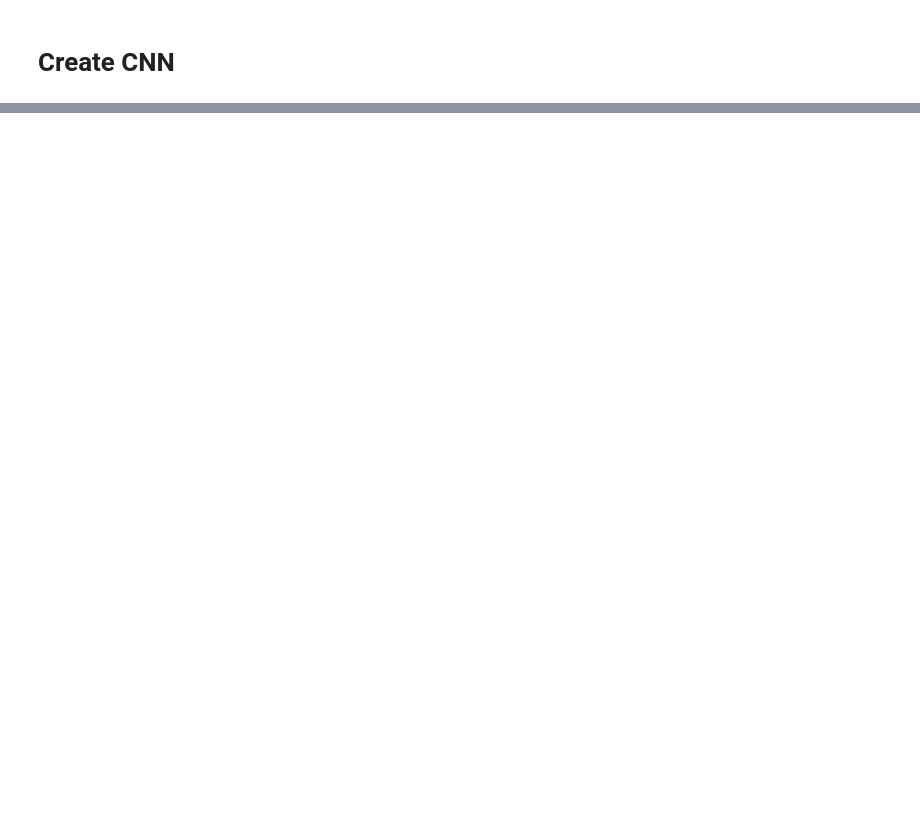
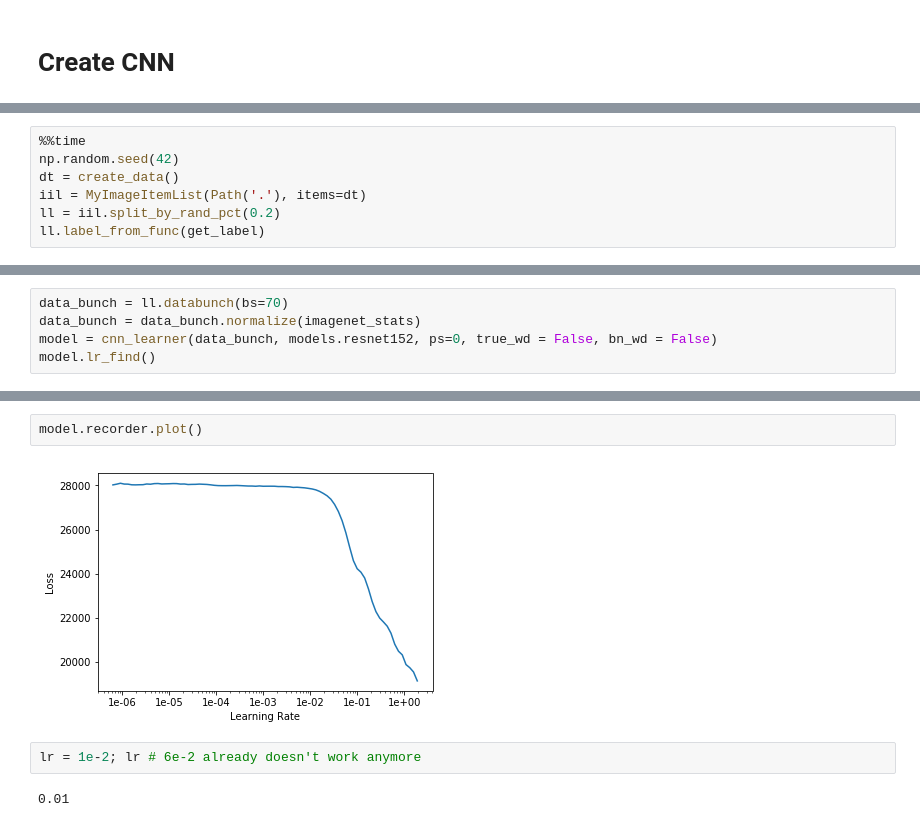
Before and after one commit to marianokamp/play, a Jupyter notebook: cams/counting_rectangles/count_rectangles_comparing_architectures-152.ipynb, the cells around one changed output, grey strips where cells are left out. Cells and saved outputs as stored; diff of their text form; blank space fills up the shorter version.

```diff
--- a/cams/counting_rectangles/count_rectangles_comparing_architectures-152.ipynb
+++ b/cams/counting_rectangles/count_rectangles_comparing_architectures-152.ipynb
@@ -175,0 +201,7 @@ plot_results(losses, "All")
+# %%
+%%time
+np.random.seed(42)
+dt = create_data()
+iil = MyImageItemList(Path('.'), items=dt)
+ll = iil.split_by_rand_pct(0.2)
+ll.label_from_func(get_label)
@@ -175,0 +213,5 @@ plot_results(losses, "All")
+# %%
+data_bunch = ll.databunch(bs=70)
+data_bunch = data_bunch.normalize(imagenet_stats)
+model = cnn_learner(data_bunch, models.resnet152, ps=0, true_wd = False, bn_wd = False)
+model.lr_find()
@@ -175,0 +221,8 @@ plot_results(losses, "All")
+# %%
+model.recorder.plot()
+# %% [output]
+[figure, added]
+# %%
+lr = 1e-2; lr # 6e-2 already doesn't work anymore
+# %% [output]
+0.01
```
Also changed, not shown: parts of 26 cells of this notebook.
